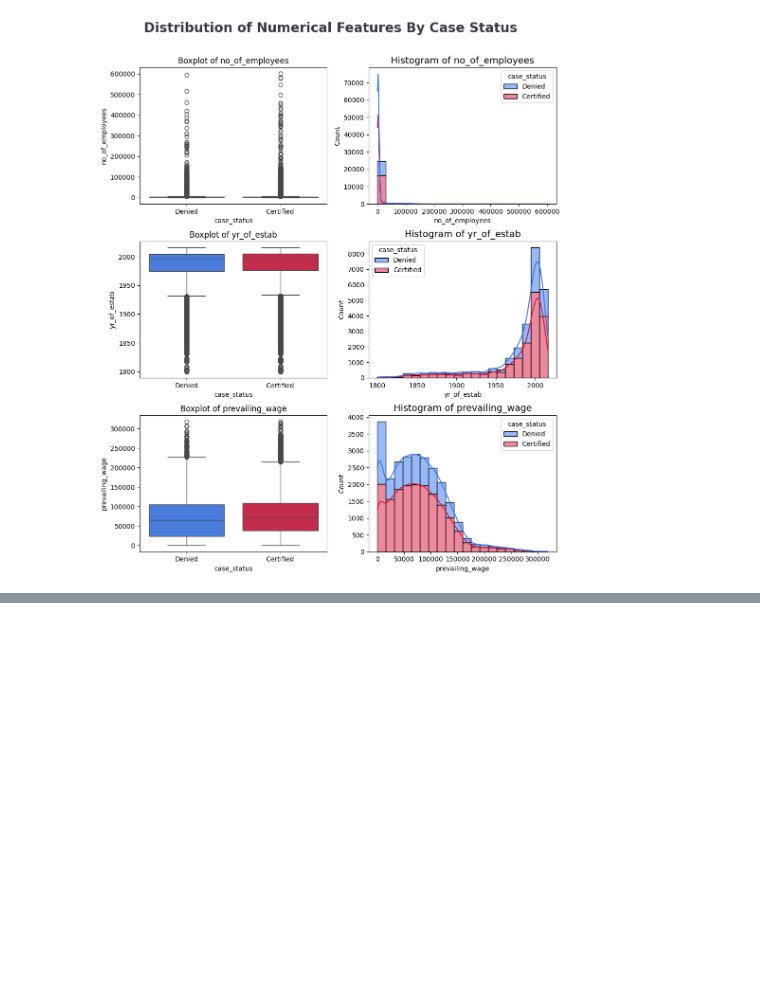
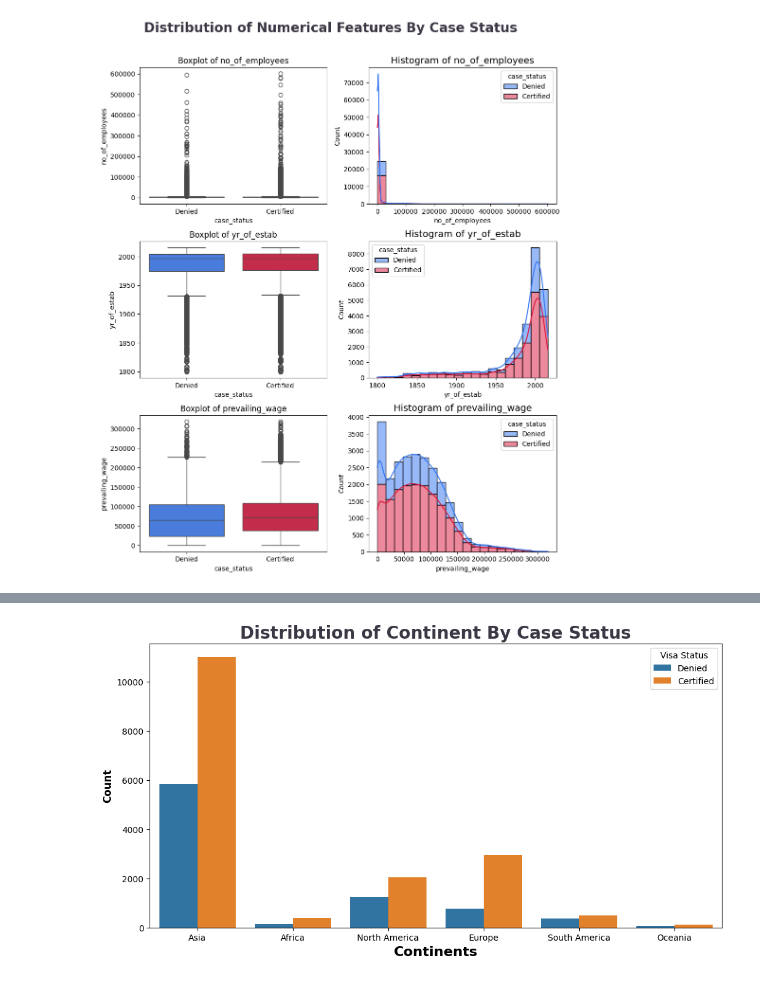
Before and after one commit to loicFraichlin/MLOps---Visa-Approval-prediction-app, a Jupyter notebook: notebooks/EDA_notebook.ipynb, the cells around one changed output, grey strips where cells are left out. Drawn from its saved outputs; the diff is of its cells as text; code cells hidden in the pictures; blank space fills up the shorter version.

```diff
--- a/notebooks/EDA_notebook.ipynb
+++ b/notebooks/EDA_notebook.ipynb
@@ -341,0 +388,11 @@ fig.subplots_adjust(top=0.90)
+# %%
+plt.figure(figsize=(12,6))
+plt.title('Distribution of Continent By Case Status', color='#3C3744',
+             fontsize=20, fontweight='bold', ha='center')
+sns.countplot(data=df, x='continent', hue='case_status')
+plt.ylabel("Count", weight="bold", fontsize=12)
+plt.xlabel("Continents", weight="bold", fontsize=16)
+plt.legend(title="Visa Status", fancybox=True)
+plt.show()
+# %% [output]
+[figure, added]
```
Also changed, not shown: parts of 7 cells of this notebook, 5 other files.
